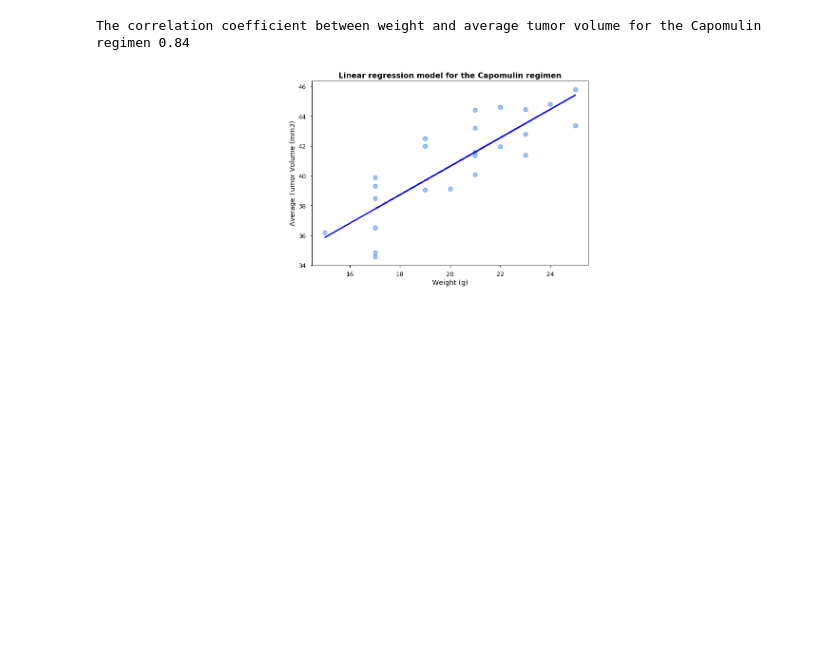
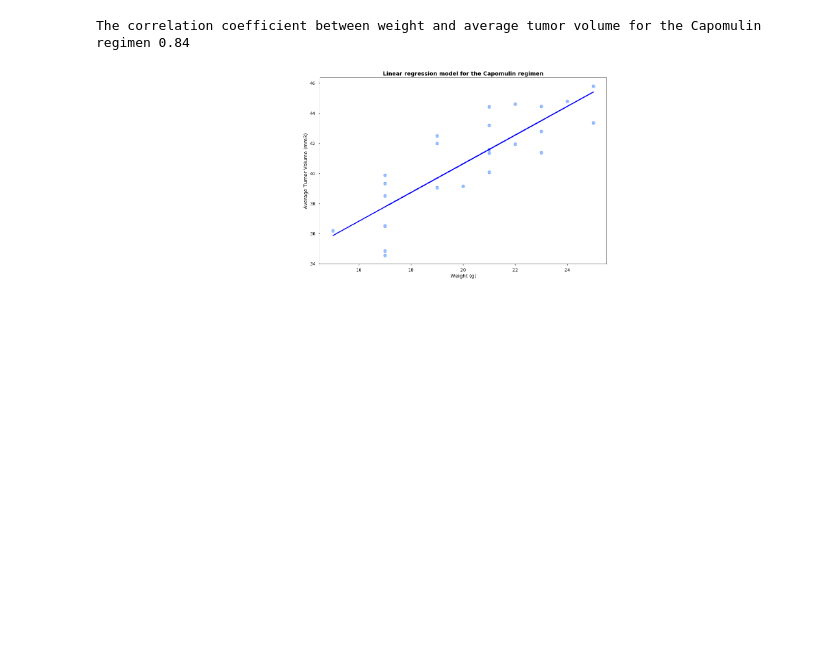
Before and after one commit to aashitarakesh/Matplotlib_Challenge, a Jupyter notebook: pymaceuticals_starter.ipynb, the cells around one changed output. Drawn from its saved outputs; the diff is of its cells as text; code cells hidden in the pictures.

```diff
--- a/pymaceuticals_starter.ipynb
+++ b/pymaceuticals_starter.ipynb
@@ -463,21 +469,25 @@ The correlation coefficient between weight and average tumor volume for the Capo
 # %%
 # Add the linear regression equation and line to plot
 x_mouse_weight = capomulin_avg ['Weight (g)']
 y_tumor_vol = capomulin_avg ['Tumor Volume (mm3)']
+
 (slope, intercept, rvalue, pvalue, stderr) = linregress(x_mouse_weight , y_tumor_vol)
 regress_values = x_mouse_weight * slope + intercept
+
 line_eq = "y = " + str(round(slope,2)) + "x + " + str(round(intercept,2))
+
+fig1, ax1 = plt.subplots(figsize=(15, 10))
 plt.scatter(x_mouse_weight,y_tumor_vol, edgecolors='b')
 plt.plot(x_mouse_weight,regress_values,'b-')
 plt.annotate(line_eq,(6,10),fontsize=15,color='red')
 
 # Set a title for the chart
 plt.title('Linear regression model for the Capomulin regimen', fontweight='bold',fontsize = 16)
 plt.xlabel('Weight (g)')
 plt.ylabel('Average Tumor Volume (mm3)')
 
 # Save an image of our chart and print the final product to the screen
 plt.savefig('Analysis/linearregression.png')
 plt.show()
 # %% [output]
-[figure, old version]
+[figure, new version]
```
Also changed, not shown: parts of 4 cells of this notebook, 3 other files.
